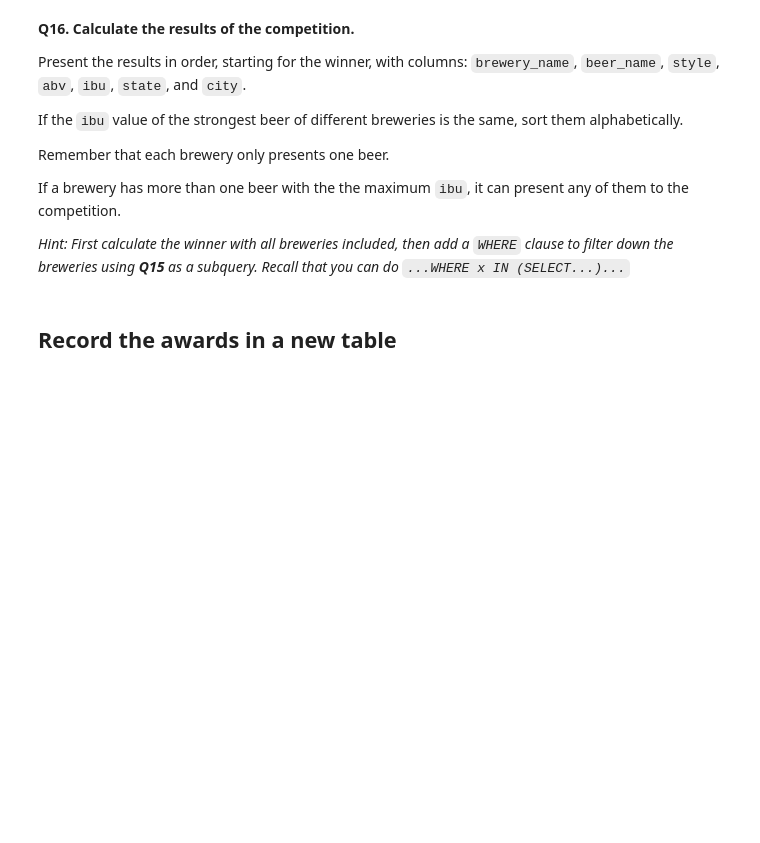
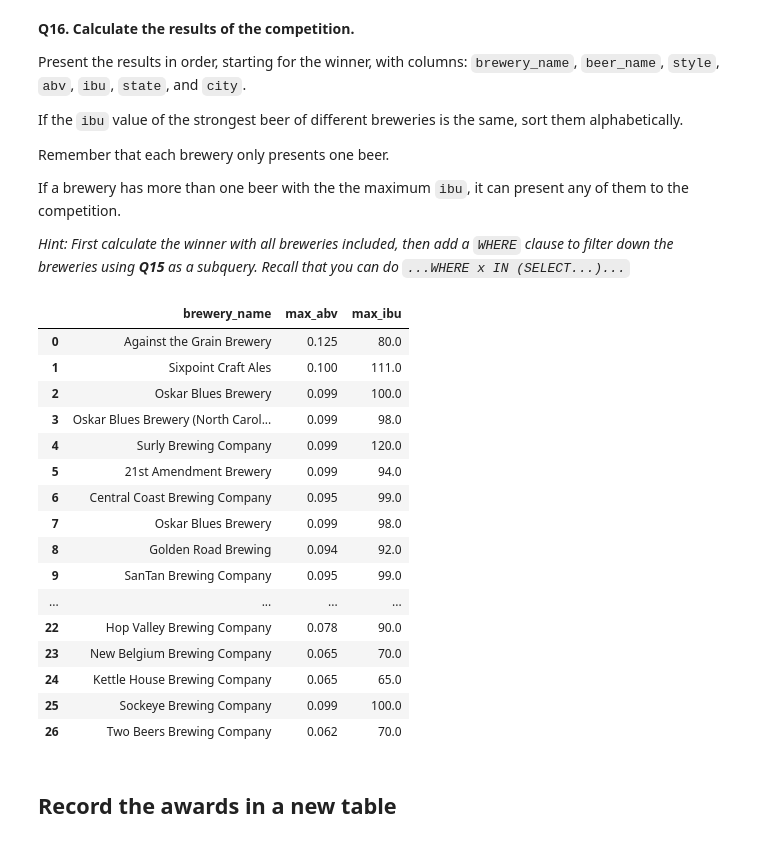
Before and after one commit to Louis-Bad/KATE_module-6, a Jupyter notebook: craft_beer_analysis/craft_beer_analysis.ipynb, the cells around one changed output. Saved outputs shown, nothing was run; the diff lists cells and outputs as text; code cells hidden in the pictures; blank space fills up the shorter version.

```diff
--- a/craft_beer_analysis/craft_beer_analysis.ipynb
+++ b/craft_beer_analysis/craft_beer_analysis.ipynb
@@ -220,3 +548,49 @@ _Hint: First calculate the winner with all breweries included, then add a `WHERE
+# %%
+# Add your code below
+strong_beer_awards_query = F'''
+SELECT
+    breweries.name AS brewery_name,
+    MAX(abv) AS max_abv,
+    MAX(ibu) AS max_ibu
+FROM
+    beers
+LEFT JOIN
+    breweries ON beers.brewery_id = breweries.brewery_id
+WHERE
+    breweries.name IN (
+                        SELECT
+                            name
+                        FROM
+                            ({at_least_three_strong_beers_query})
+                        )
+GROUP BY
+    breweries.brewery_id
+ORDER BY
+    abv DESC,
+    ibu DESC,
+    brewery_name
+'''
+
+strong_beer_awards_result = pd.read_sql_query(strong_beer_awards_query, conn)
+strong_beer_awards_result
+# %% [output]
+|  | brewery_name | max_abv | max_ibu |
+| 0 | Against the Grain Brewery | 0.125 | 80.0 |
+| 1 | Sixpoint Craft Ales | 0.100 | 111.0 |
+| 2 | Oskar Blues Brewery | 0.099 | 100.0 |
+| 3 | Oskar Blues Brewery (North Carol... | 0.099 | 98.0 |
+| 4 | Surly Brewing Company | 0.099 | 120.0 |
+| 5 | 21st Amendment Brewery | 0.099 | 94.0 |
+| 6 | Central Coast Brewing Company | 0.095 | 99.0 |
+| 7 | Oskar Blues Brewery | 0.099 | 98.0 |
+| 8 | Golden Road Brewing | 0.094 | 92.0 |
+| 9 | SanTan Brewing Company | 0.095 | 99.0 |
+| ... | ... | ... | ... |
+| 22 | Hop Valley Brewing Company | 0.078 | 90.0 |
+| 23 | New Belgium Brewing Company | 0.065 | 70.0 |
+| 24 | Kettle House Brewing Company | 0.065 | 65.0 |
+| 25 | Sockeye Brewing Company | 0.099 | 100.0 |
+| 26 | Two Beers Brewing Company | 0.062 | 70.0 |
 # %% [markdown]
 ## Record the awards in a new table
 # %% [markdown]
```
Also changed, not shown: parts of 23 cells of this notebook.
